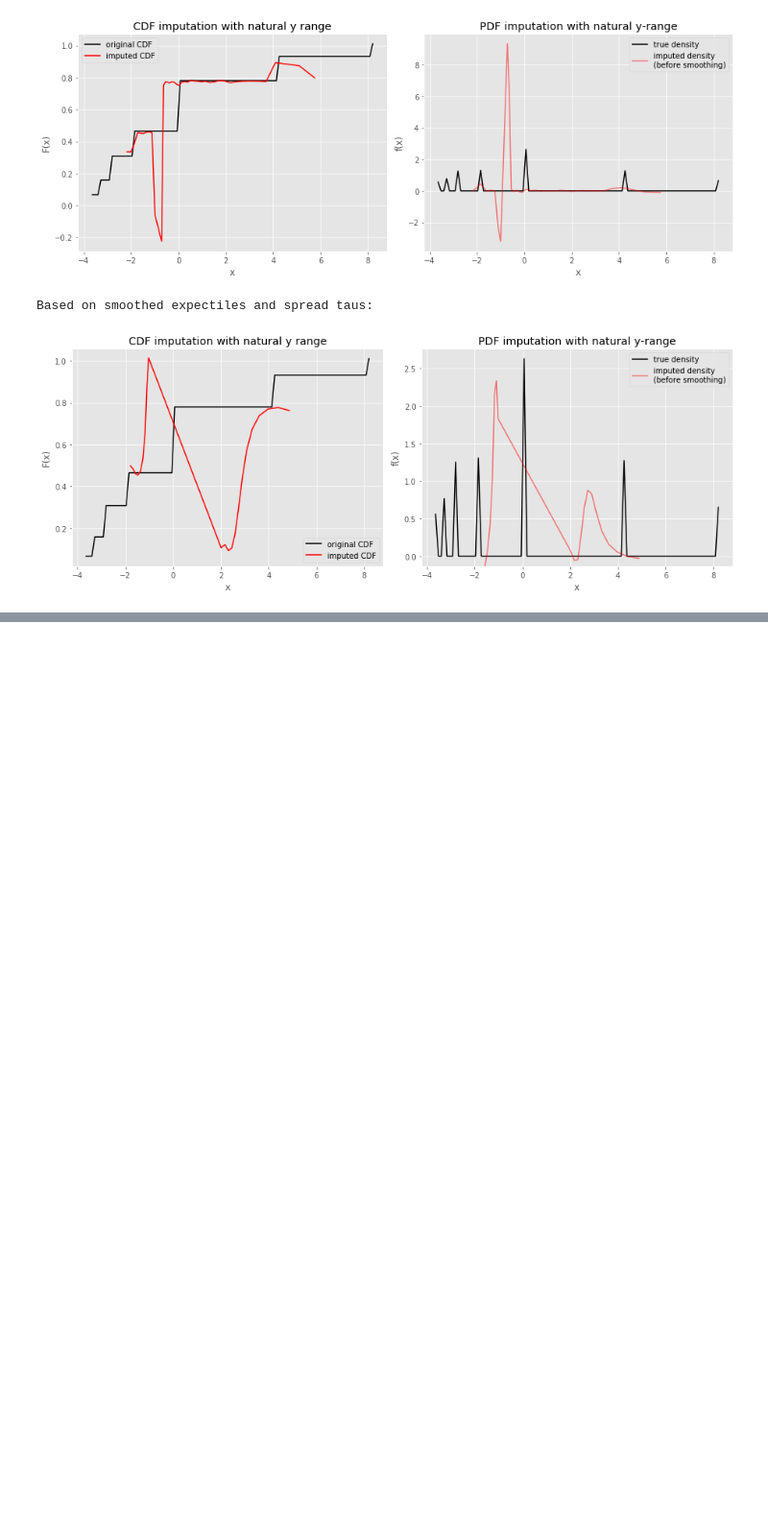
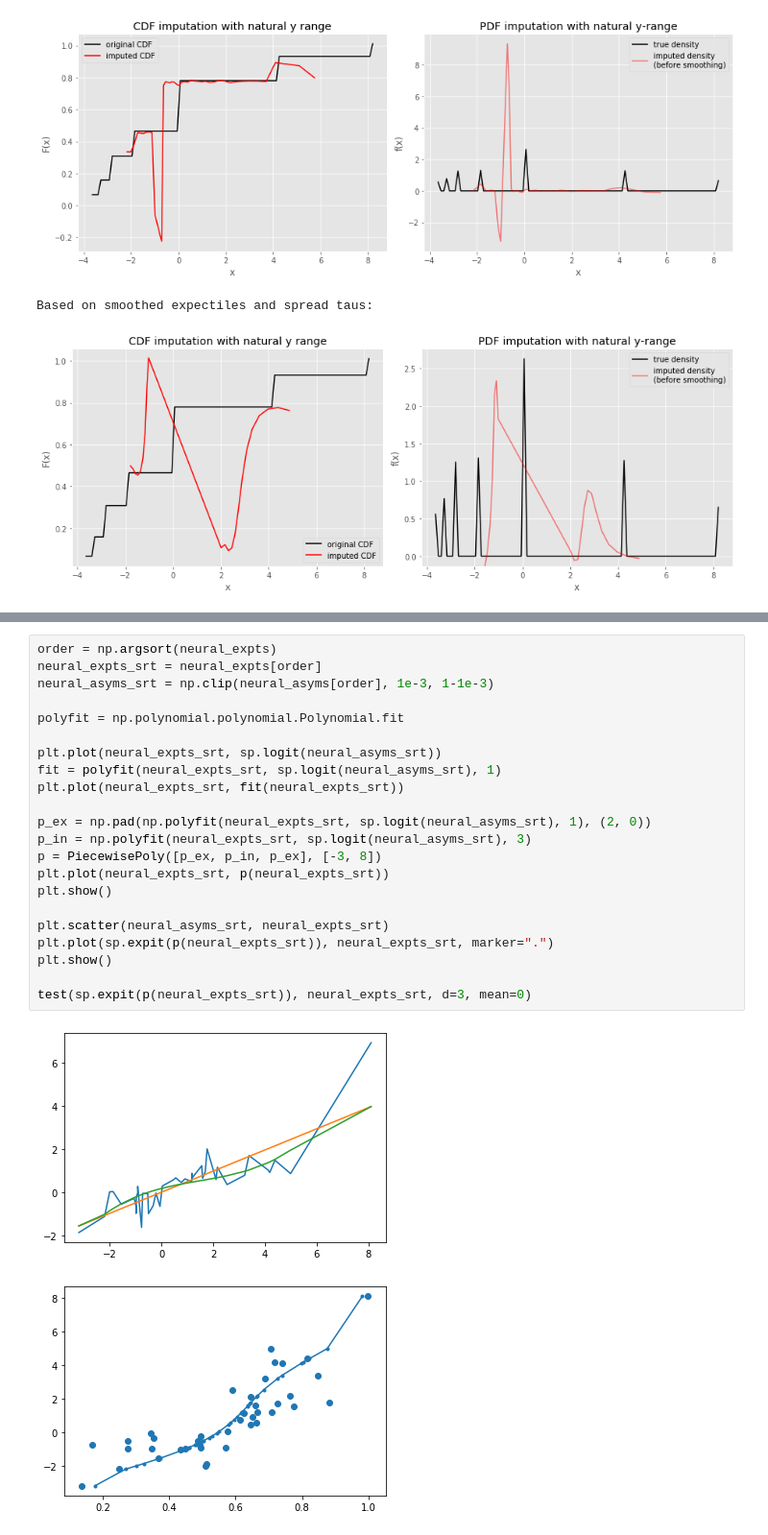
Before and after one commit to matomatical/neuRL, a Jupyter notebook: Imputation-Direct.ipynb, the cells around one changed output, grey strips where cells are left out. Shown at 96% size. Drawn from its saved outputs; the diff is of its cells as text; blank space fills up the shorter version.

```diff
--- a/Imputation-Direct.ipynb
+++ b/Imputation-Direct.ipynb
@@ -368,0 +483,25 @@ Based on smoothed expectiles and spread taus:
+# %%
+order = np.argsort(neural_expts)
+neural_expts_srt = neural_expts[order]
+neural_asyms_srt = np.clip(neural_asyms[order], 1e-3, 1-1e-3)
+
+polyfit = np.polynomial.polynomial.Polynomial.fit
+
+plt.plot(neural_expts_srt, sp.logit(neural_asyms_srt))
+fit = polyfit(neural_expts_srt, sp.logit(neural_asyms_srt), 1)
+plt.plot(neural_expts_srt, fit(neural_expts_srt))
+
+p_ex = np.pad(np.polyfit(neural_expts_srt, sp.logit(neural_asyms_srt), 1), (2, 0))
+p_in = np.polyfit(neural_expts_srt, sp.logit(neural_asyms_srt), 3)
+p = PiecewisePoly([p_ex, p_in, p_ex], [-3, 8])
+plt.plot(neural_expts_srt, p(neural_expts_srt))
+plt.show()
+
+plt.scatter(neural_asyms_srt, neural_expts_srt)
+plt.plot(sp.expit(p(neural_expts_srt)), neural_expts_srt, marker=".")
+plt.show()
+
+test(sp.expit(p(neural_expts_srt)), neural_expts_srt, d=3, mean=0)
+# %% [output]
+[figure, added]
+[figure, added]
```
Also changed, not shown: parts of 7 cells of this notebook, 1 other file.
